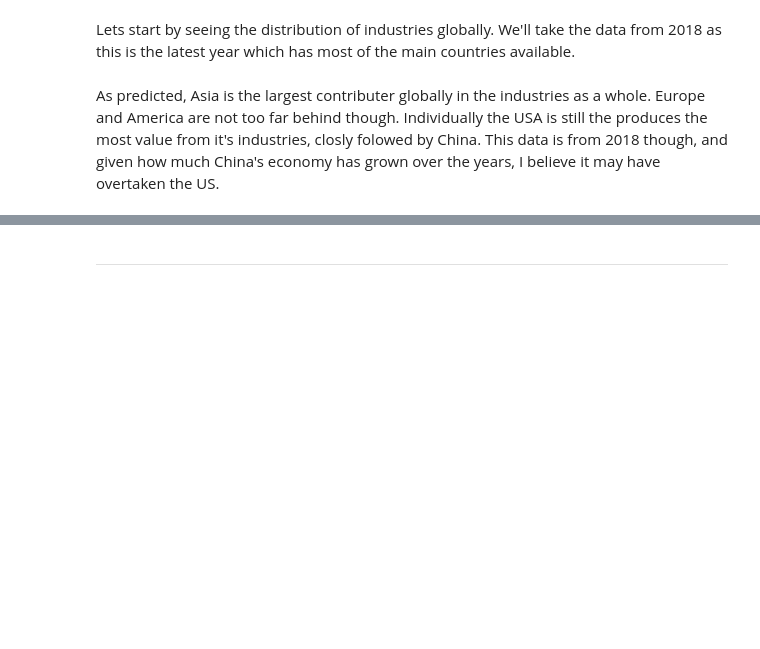
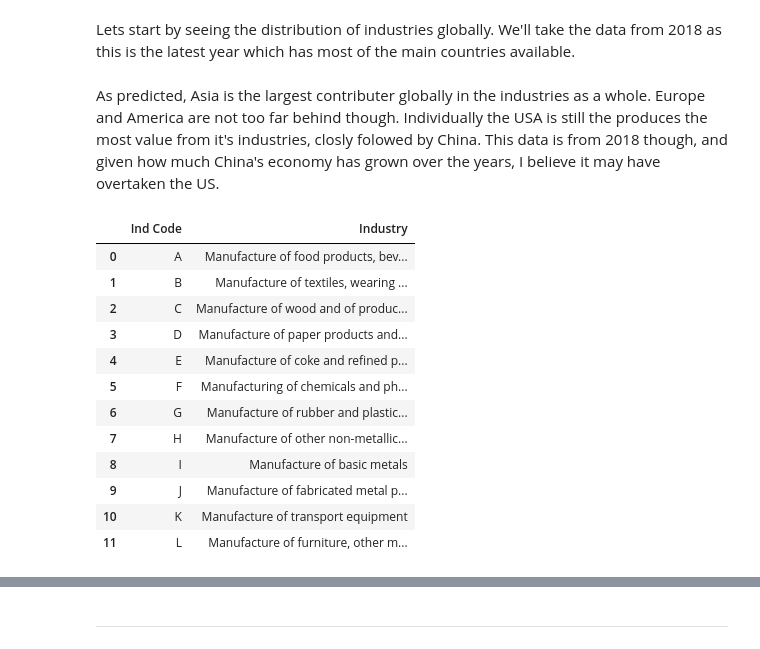
Before and after one commit to Tee-DataA/Capstone, a Jupyter notebook: jupyter_notebooks/EDA.ipynb, the cells around one changed output, grey strips where cells are left out. Cells and saved outputs as stored; diff of their text form; code cells hidden in the pictures; blank space fills up the shorter version.

```diff
--- a/jupyter_notebooks/EDA.ipynb
+++ b/jupyter_notebooks/EDA.ipynb
@@ -133,0 +116,16 @@ fig.show()
+# %%
+industry_ref
+# %% [output]
+|  | Ind Code | Industry |
+| 0 | A | Manufacture of food products, bev... |
+| 1 | B | Manufacture of textiles, wearing ... |
+| 2 | C | Manufacture of wood and of produc... |
+| 3 | D | Manufacture of paper products and... |
+| 4 | E | Manufacture of coke and refined p... |
+| 5 | F | Manufacturing of chemicals and ph... |
+| 6 | G | Manufacture of rubber and plastic... |
+| 7 | H | Manufacture of other non-metallic... |
+| 8 | I | Manufacture of basic metals |
+| 9 | J | Manufacture of fabricated metal p... |
+| 10 | K | Manufacture of transport equipment |
+| 11 | L | Manufacture of furniture, other m... |
```
Also changed, not shown: parts of 8 cells of this notebook, 6 other files.
